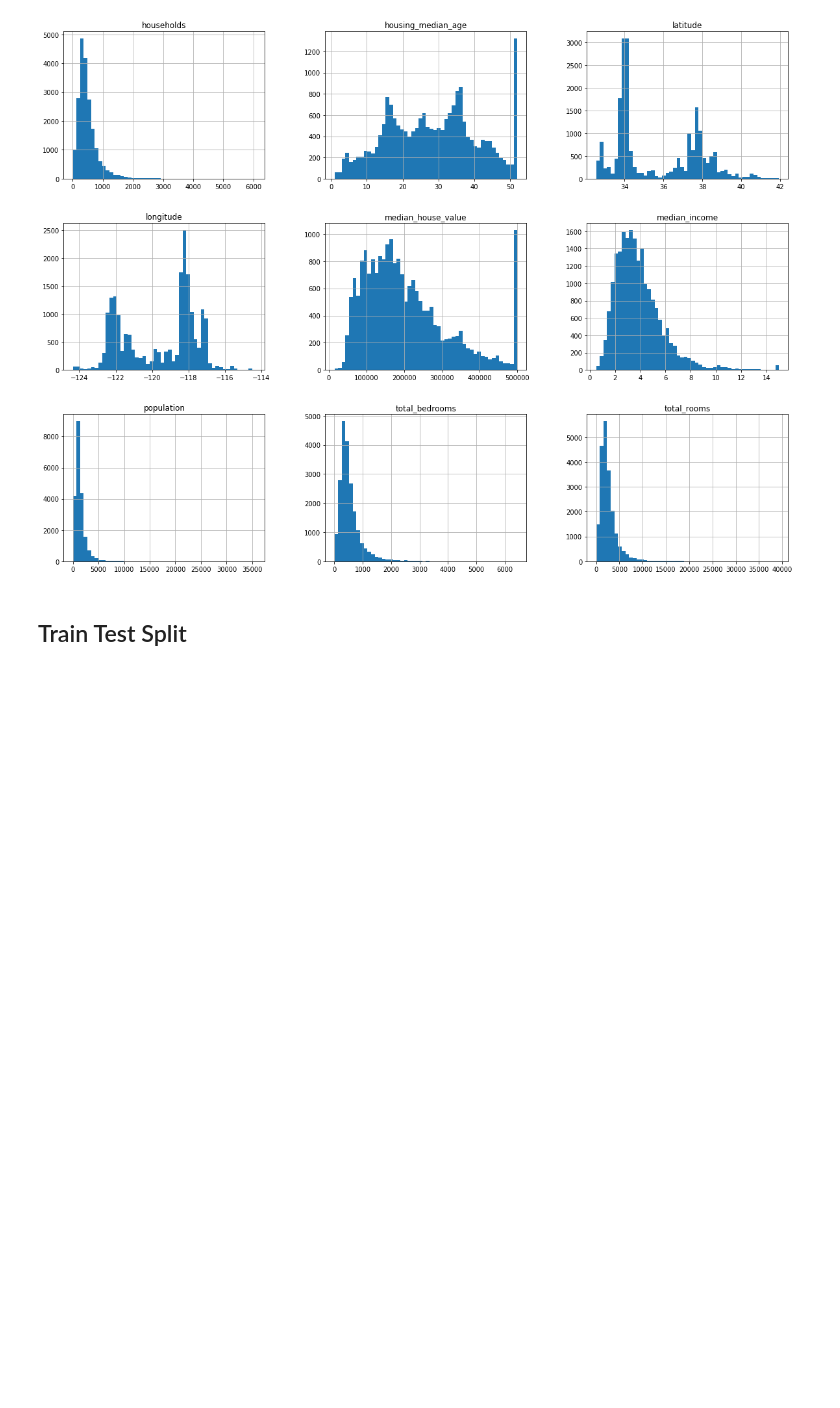
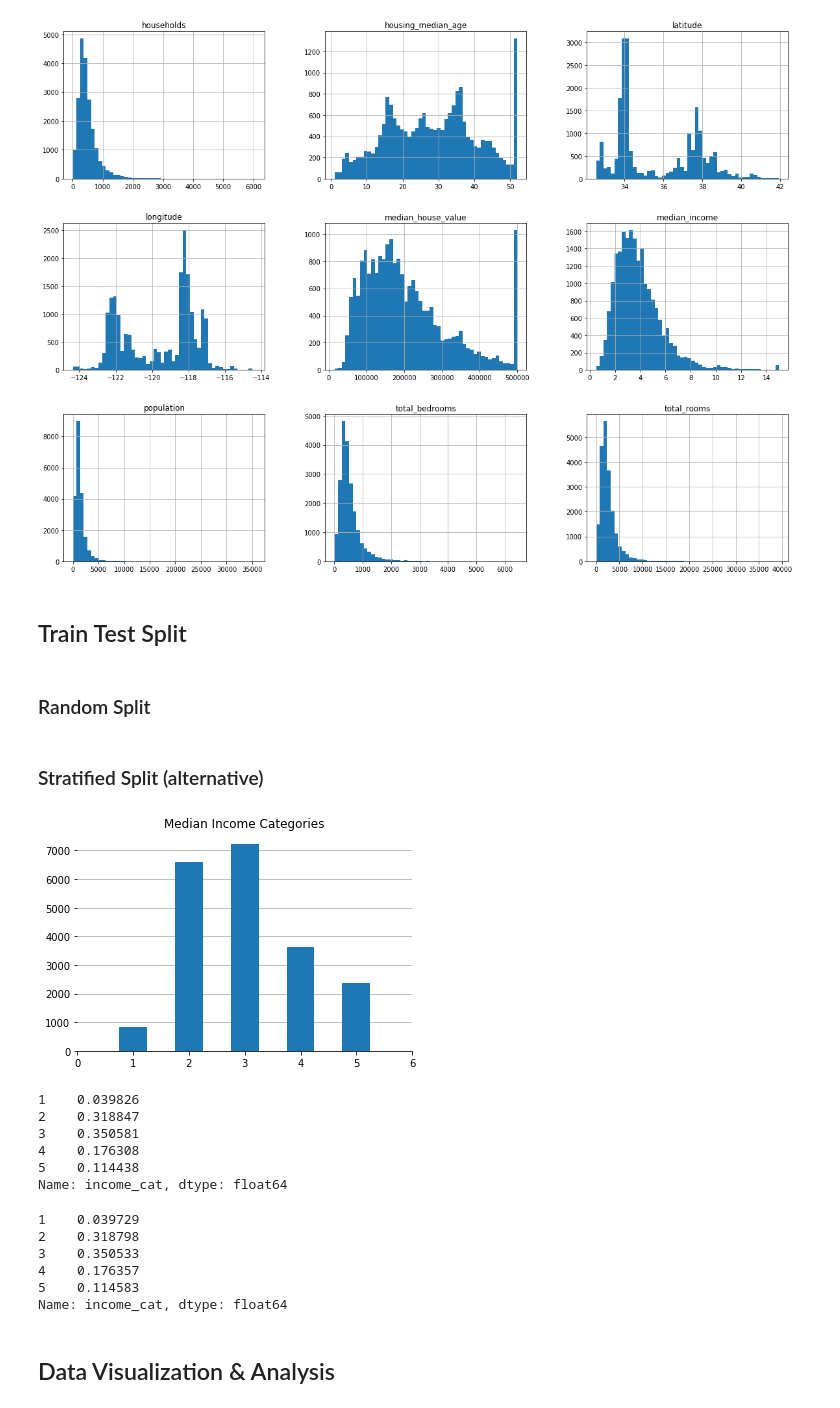
Before and after one commit to caoruikai/Learn-Use-Create, a Jupyter notebook: hands-on-ML/hands-on-ML-ch02.ipynb, the cells around one changed output. Saved outputs shown, nothing was run; the diff lists cells and outputs as text; code cells hidden in the pictures; blank space fills up the shorter version.

```diff
--- a/hands-on-ML/hands-on-ML-ch02.ipynb
+++ b/hands-on-ML/hands-on-ML-ch02.ipynb
@@ -146,3 +154,5 @@ plt.show()
 [figure]
 # %% [markdown]
 ## Train Test Split
+# %% [markdown]
+### Random Split
@@ -148,0 +161,43 @@ plt.show()
+# %% [markdown]
+### Stratified Split (alternative)
+# %%
+housing['income_cat'] = pd.cut(housing.median_income,
+                               bins=[0., 1.5, 3.0, 4.5, 6., np.inf],
+                               labels=[1,2,3,4,5])
+fig = plt.figure()
+ax = fig.add_subplot(111)
+ax.hist(housing.income_cat, bins=np.array([1,2,3,4,5,6])-0.5, rwidth=0.5)
+ax.set_title('Median Income Categories')
+# garnishment
+ax.set_xticks([0,1,2,3,4,5,6])
+ax.spines['top'].set_visible(False)
+ax.spines['right'].set_visible(False)
+ax.spines['left'].set_visible(False)
+ax.yaxis.grid(True)
+ax.set_axisbelow(True)
+plt.show()
+# %% [output]
+[figure, added]
+# %%
+housing.income_cat.value_counts().sort_index() / len(housing)
+# %% [output]
+1    0.039826
+2    0.318847
+3    0.350581
+4    0.176308
+5    0.114438
+Name: income_cat, dtype: float64
+# %%
+split = StratifiedShuffleSplit(n_splits=1, test_size=0.2, random_state=42)
+for train_index, test_index in split.split(housing, housing.income_cat):
+    strat_train_set = housing.loc[train_index]
+    strat_test_set = housing.loc[test_index]
+
+strat_test_set.income_cat.value_counts().sort_index() / len(strat_test_set)
+# %% [output]
+1    0.039729
+2    0.318798
+3    0.350533
+4    0.176357
+5    0.114583
+Name: income_cat, dtype: float64
@@ -148,0 +207,2 @@ plt.show()
+# %% [markdown]
+## Data Visualization & Analysis
```
Also changed, not shown: parts of 4 cells of this notebook.
